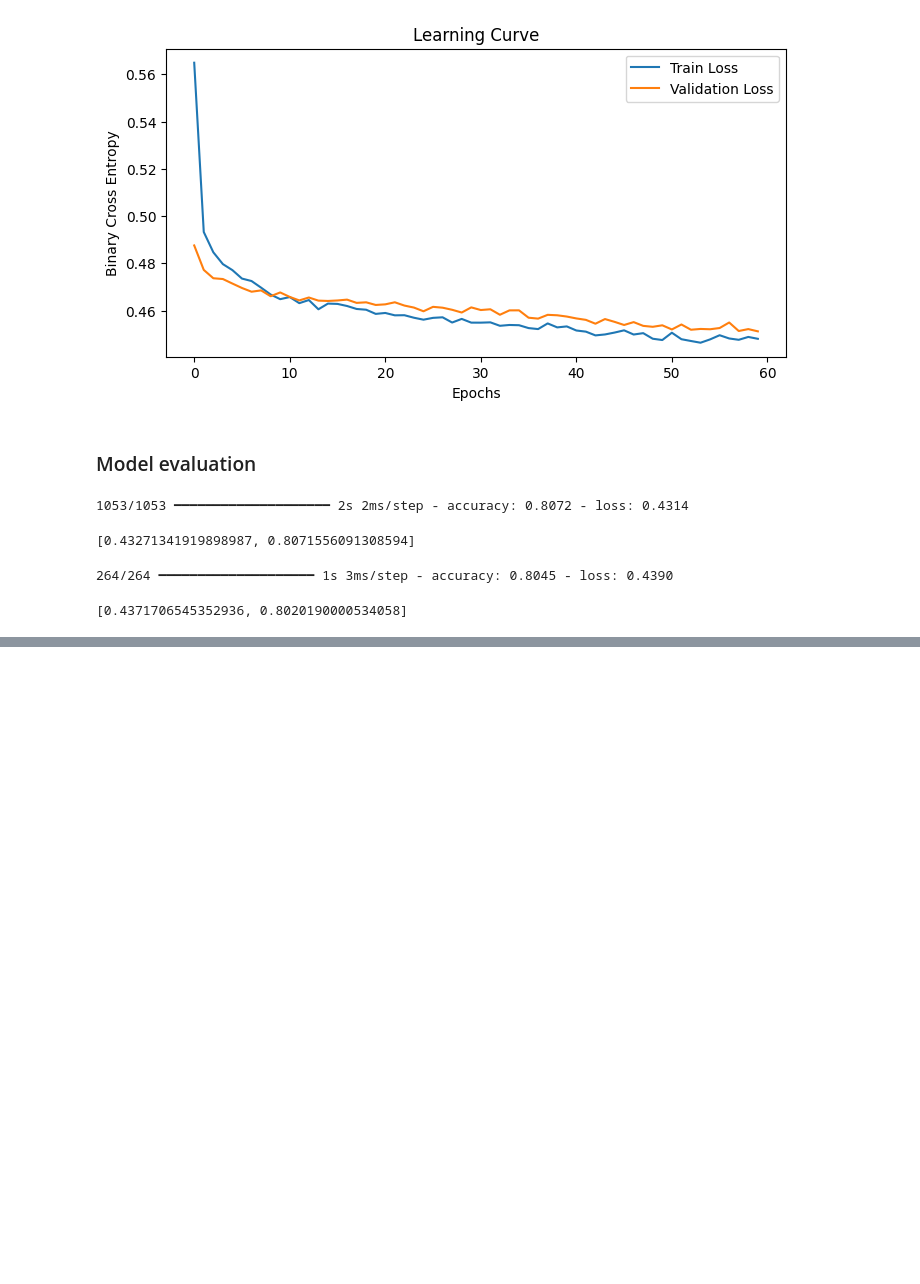
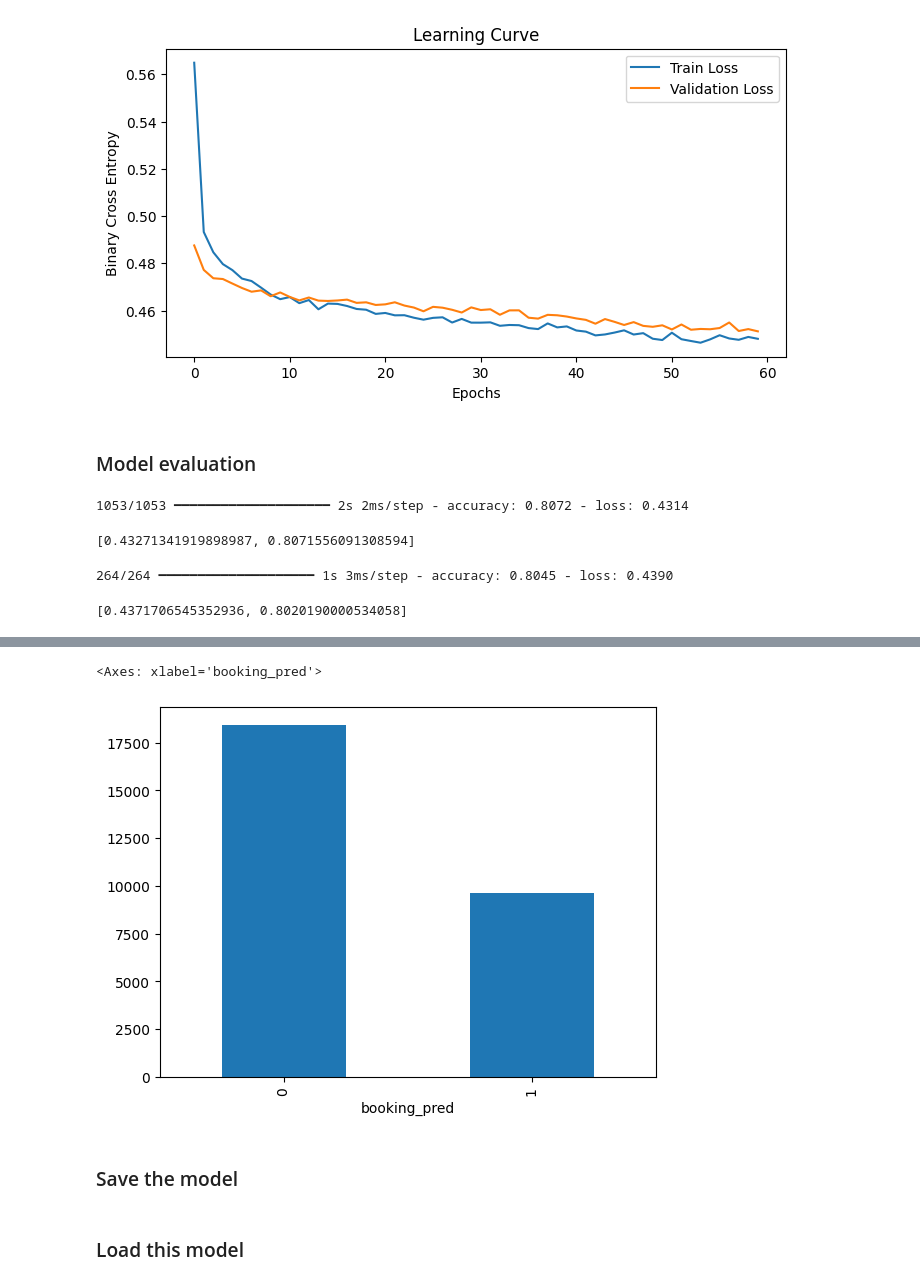
Before and after one commit to utkarshg1/Test1, a Jupyter notebook: Binary_Classification.ipynb, the cells around one changed output, grey strips where cells are left out. Cells and saved outputs as stored; diff of their text form; code cells hidden in the pictures; blank space fills up the shorter version.

```diff
--- a/Binary_Classification.ipynb
+++ b/Binary_Classification.ipynb
@@ -299,0 +417,3 @@ model.evaluate(xtest, ytest)
+# %%
+probs = model.predict(xnew2_pre)
+probs[0:5]
@@ -299,0 +427,3 @@ model.evaluate(xtest, ytest)
+# %%
+preds = [1 if p >= 0.5 else 0 for p in probs]
+preds[0:5]
@@ -299,0 +432,3 @@ model.evaluate(xtest, ytest)
+# %%
+res = xnew[["id"]]
+res.head()
@@ -299,0 +442,5 @@ model.evaluate(xtest, ytest)
+# %%
+res["booking_pred"] = preds
+res["booking_prob"] = probs
+res = res.round(4)
+res
@@ -299,0 +469,5 @@ model.evaluate(xtest, ytest)
+# %%
+res["booking_pred"].value_counts().plot(kind="bar")
+# %% [output]
+<Axes: xlabel='booking_pred'>
+[figure, added]
@@ -299,0 +476,2 @@ model.evaluate(xtest, ytest)
+# %% [markdown]
+### Save the model
@@ -299,0 +480,2 @@ model.evaluate(xtest, ytest)
+# %% [markdown]
+### Load this model
```
Also changed, not shown: parts of 26 cells of this notebook.
